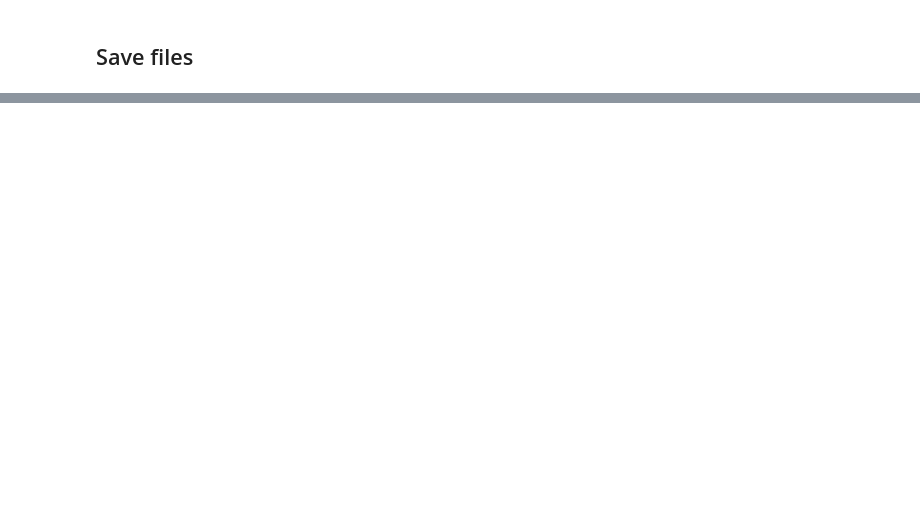
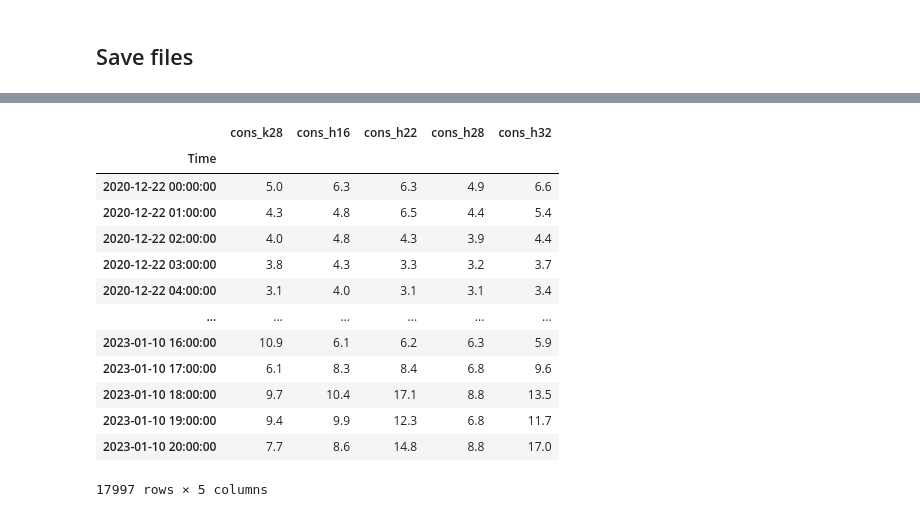
Before and after one commit to LortSkit/Bachelor-project, a Jupyter notebook: Initial-Analysis/Fill-missing-vals.ipynb, the cells around one changed output, grey strips where cells are left out. Cells and saved outputs as stored; diff of their text form; code cells hidden in the pictures; blank space fills up the shorter version.

```diff
--- a/Initial-Analysis/Fill-missing-vals.ipynb
+++ b/Initial-Analysis/Fill-missing-vals.ipynb
@@ -178,0 +212,17 @@ cf_filled.to_csv('cf_filled.csv')
+# %%
+cf_filled
+# %% [output]
+|  | cons_k28 | cons_h16 | cons_h22 | cons_h28 | cons_h32 |
+| Time |  |  |  |  |  |
+| 2020-12-22 00:00:00 | 5.0 | 6.3 | 6.3 | 4.9 | 6.6 |
+| 2020-12-22 01:00:00 | 4.3 | 4.8 | 6.5 | 4.4 | 5.4 |
+| 2020-12-22 02:00:00 | 4.0 | 4.8 | 4.3 | 3.9 | 4.4 |
+| 2020-12-22 03:00:00 | 3.8 | 4.3 | 3.3 | 3.2 | 3.7 |
+| 2020-12-22 04:00:00 | 3.1 | 4.0 | 3.1 | 3.1 | 3.4 |
+| ... | ... | ... | ... | ... | ... |
+| 2023-01-10 16:00:00 | 10.9 | 6.1 | 6.2 | 6.3 | 5.9 |
+| 2023-01-10 17:00:00 | 6.1 | 8.3 | 8.4 | 6.8 | 9.6 |
+| 2023-01-10 18:00:00 | 9.7 | 10.4 | 17.1 | 8.8 | 13.5 |
+| 2023-01-10 19:00:00 | 9.4 | 9.9 | 12.3 | 6.8 | 11.7 |
+| 2023-01-10 20:00:00 | 7.7 | 8.6 | 14.8 | 8.8 | 17.0 |
+17997 rows × 5 columns
```
Also changed, not shown: parts of 7 cells of this notebook.
